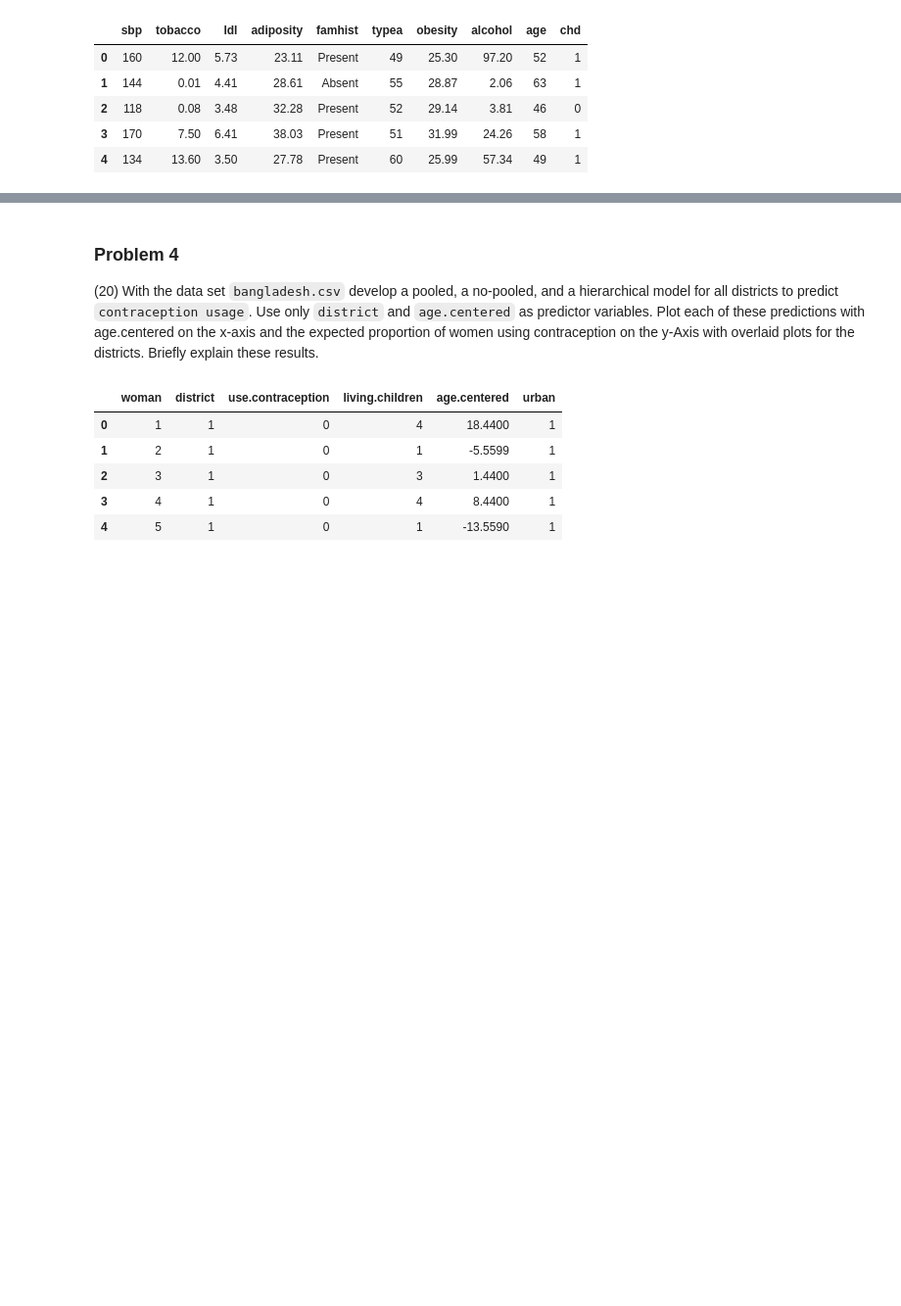
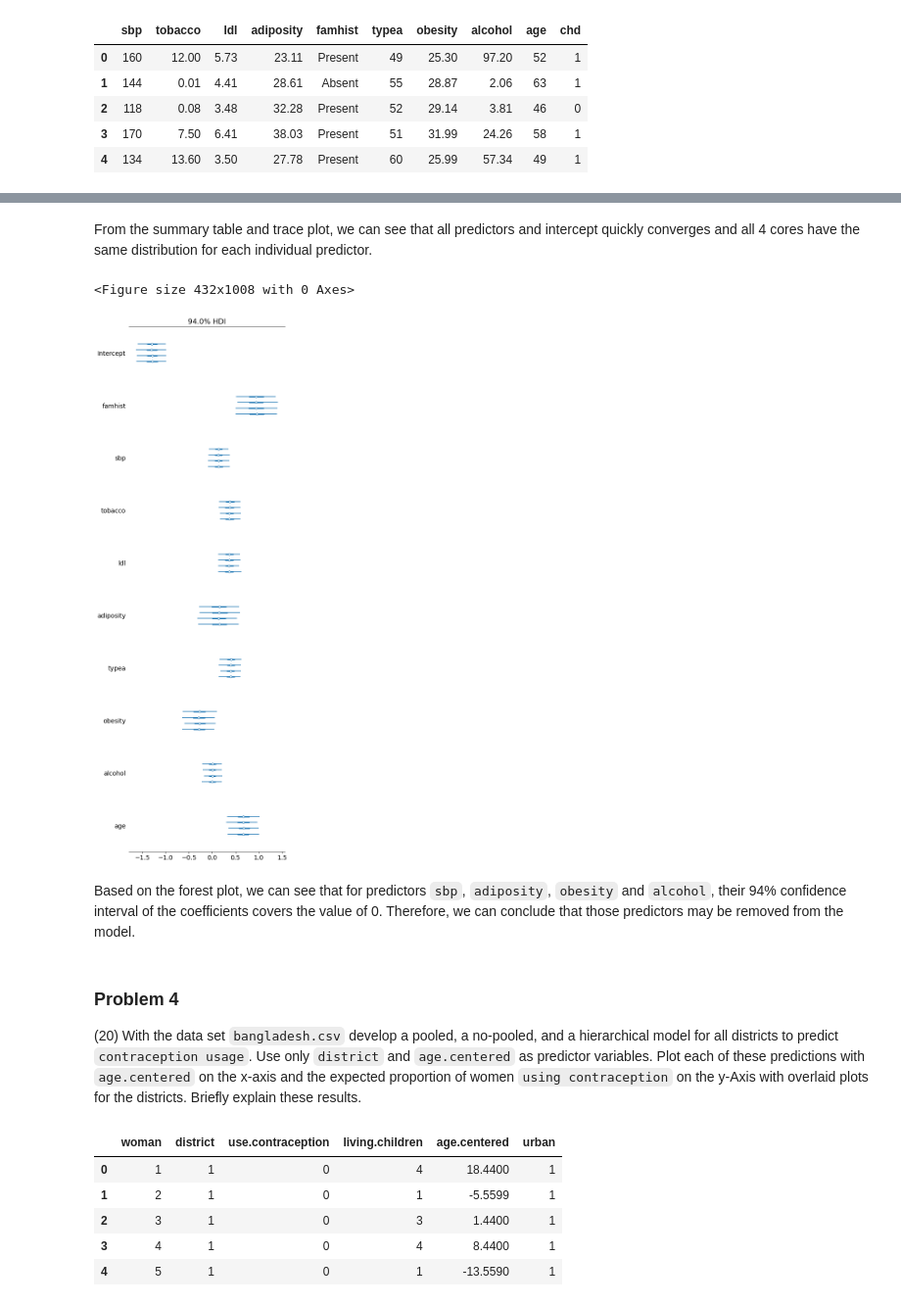
Before and after one commit to congxinxu0116/UVA, a Jupyter notebook: DS 6014/Homework 3 Sampling.ipynb, the cells around one changed output, grey strips where cells are left out. Shown at 98% size. Saved outputs shown, nothing was run; the diff lists cells and outputs as text; code cells hidden in the pictures; blank space fills up the shorter version.

```diff
--- a/DS 6014/Homework 3 Sampling.ipynb
+++ b/DS 6014/Homework 3 Sampling.ipynb
@@ -252,10 +252,20 @@ ValueError: Not enough samples to build a trace.
+# %% [markdown]
+From the summary table and trace plot, we can see that all predictors and intercept quickly converges and all 4 cores have the same distribution for each individual predictor.
+# %%
+plt.figure(figsize=(6,14))
+pm.forestplot(trace_all);
+# %% [output]
+<Figure size 432x1008 with 0 Axes>
+[figure, added]
+# %% [markdown]
+Based on the forest plot, we can see that for predictors `sbp`, `adiposity`, `obesity` and `alcohol`, their 94% confidence interval of the coefficients covers the value of 0. Therefore, we can conclude that those predictors may be removed from the model.
 # %% [markdown]
 ### Problem 4
 (20) With the data set `bangladesh.csv` develop a pooled, a no-pooled, and
 a hierarchical model for all districts to predict `contraception usage`. Use
 only `district` and `age.centered` as predictor variables. Plot each of these
-predictions with age.centered on the x-axis and the expected proportion
-of women using contraception on the y-Axis with overlaid plots for the
+predictions with `age.centered` on the x-axis and the expected proportion
+of women `using contraception` on the y-Axis with overlaid plots for the
 districts. Briefly explain these results.
 # %%
 data = pd.read_csv('bangladesh.csv')
```
Also changed, not shown: parts of 31 cells of this notebook.
